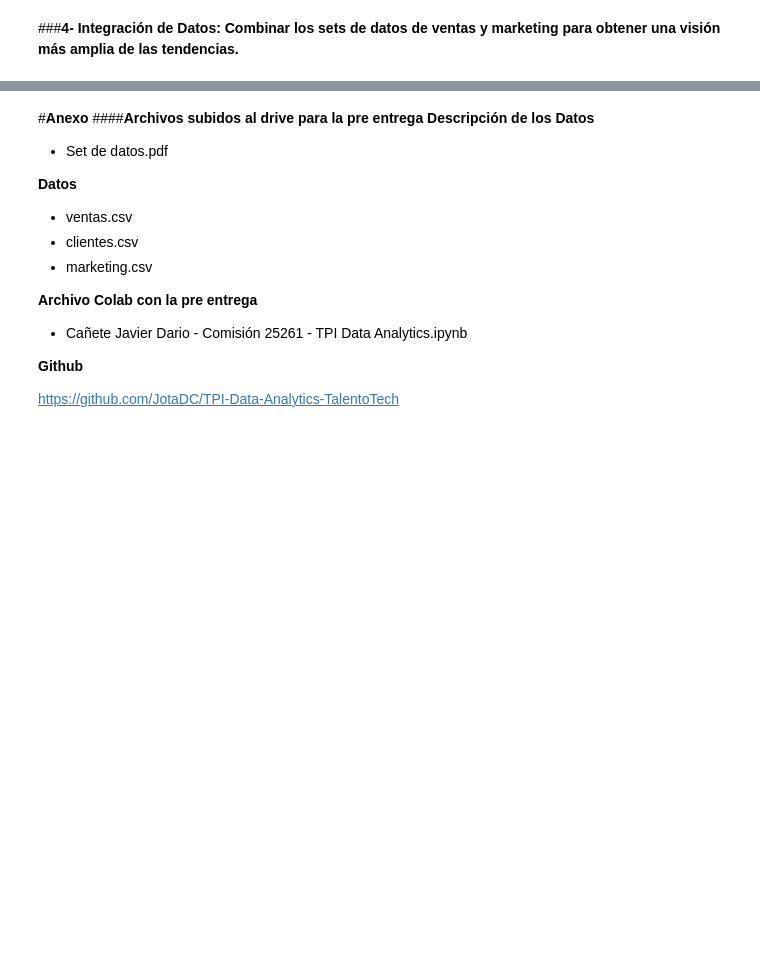
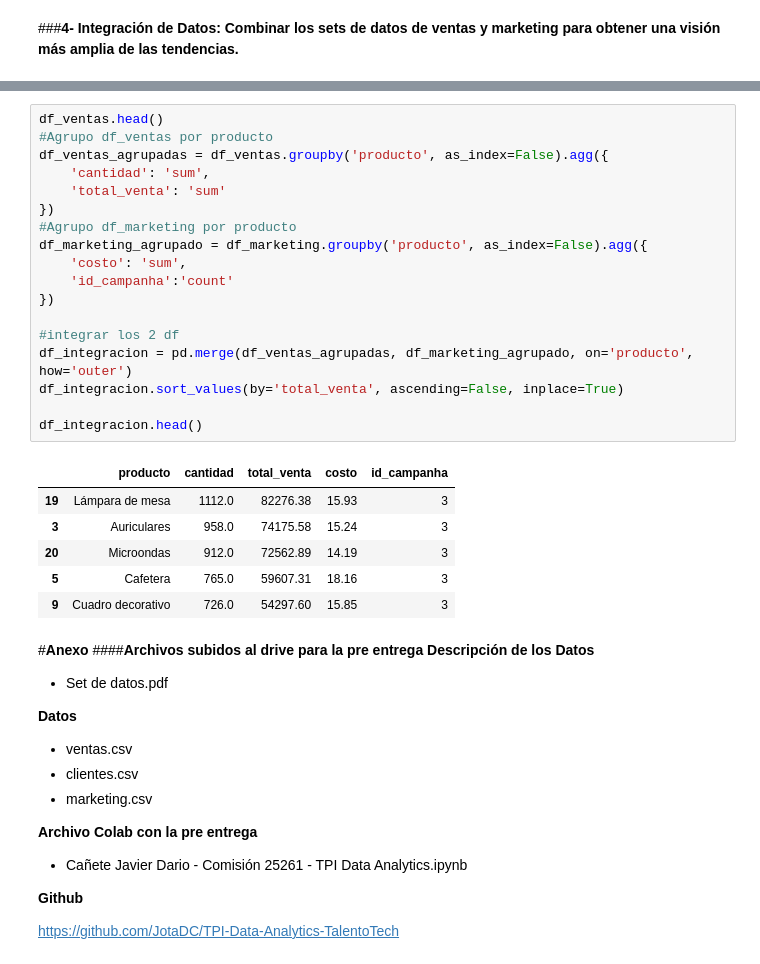
Before and after one commit to JotaDC/TPI-Data-Analytics-TalentoTech, a Jupyter notebook: Cañete_Javier_Dario_Comisión_25261_TPI_Data_Analytics.ipynb, the cells around one changed output, grey strips where cells are left out. Drawn from its saved outputs; the diff is of its cells as text; blank space fills up the shorter version.

Commit message:
Integración de ventas con marketing (corregido)

```diff
--- a/Cañete_Javier_Dario_Comisión_25261_TPI_Data_Analytics.ipynb
+++ b/Cañete_Javier_Dario_Comisión_25261_TPI_Data_Analytics.ipynb
@@ -640,3 +623,28 @@ display(df_integrado)
+# %%
+df_ventas.head()
+#Agrupo df_ventas por producto
+df_ventas_agrupadas = df_ventas.groupby('producto', as_index=False).agg({
+    'cantidad': 'sum',
+    'total_venta': 'sum'
+})
+#Agrupo df_marketing por producto
+df_marketing_agrupado = df_marketing.groupby('producto', as_index=False).agg({
+    'costo': 'sum',
+    'id_campanha':'count'
+})
+
+#integrar los 2 df
+df_integracion = pd.merge(df_ventas_agrupadas, df_marketing_agrupado, on='producto', how='outer')
+df_integracion.sort_values(by='total_venta', ascending=False, inplace=True)
+
+df_integracion.head()
+# %% [output]
+|  | producto | cantidad | total_venta | costo | id_campanha |
+| 19 | Lámpara de mesa | 1112.0 | 82276.38 | 15.93 | 3 |
+| 3 | Auriculares | 958.0 | 74175.58 | 15.24 | 3 |
+| 20 | Microondas | 912.0 | 72562.89 | 14.19 | 3 |
+| 5 | Cafetera | 765.0 | 59607.31 | 18.16 | 3 |
+| 9 | Cuadro decorativo | 726.0 | 54297.60 | 15.85 | 3 |
 # %% [markdown]
 #**Anexo**
 ####**Archivos subidos al drive para la pre entrega**
```
Also changed, not shown: parts of 1 cell of this notebook.
